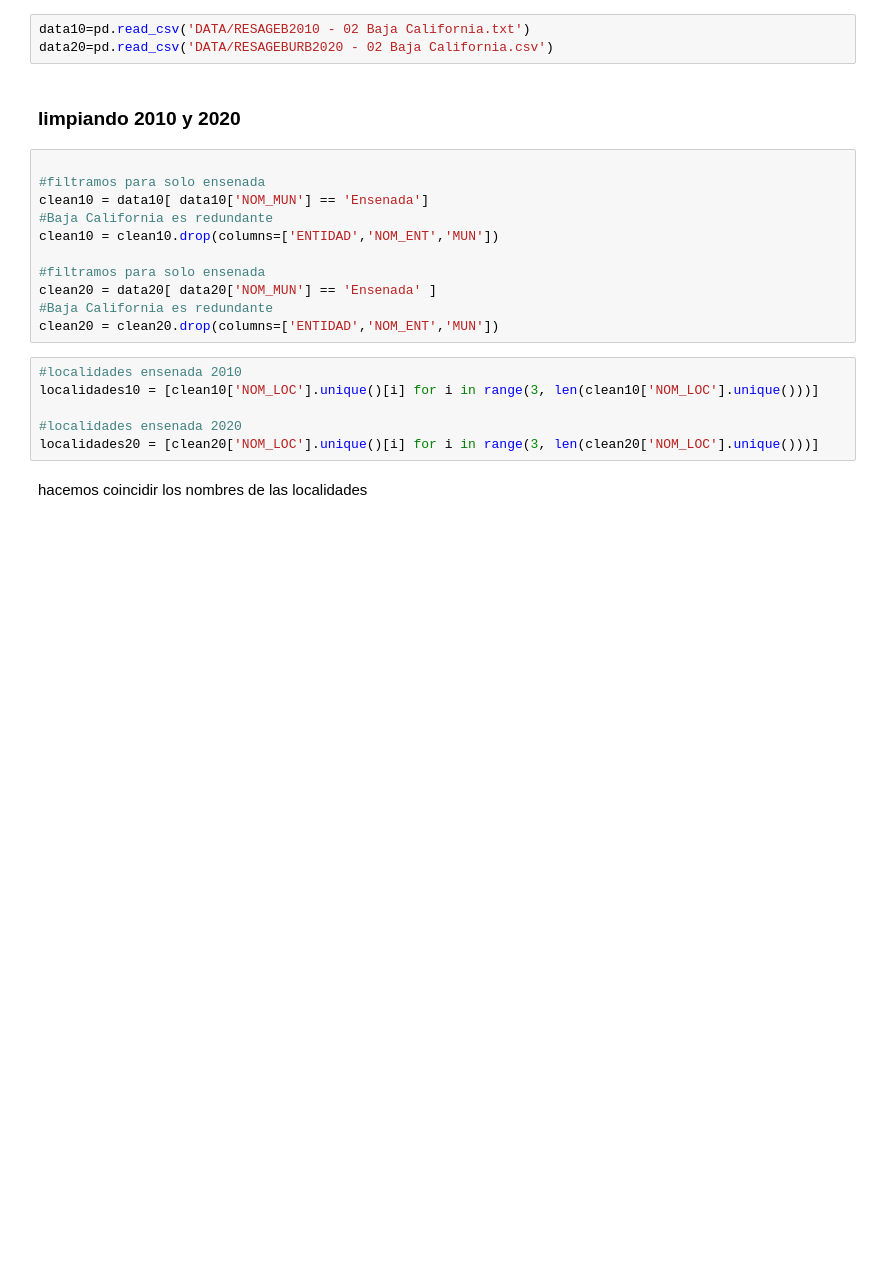
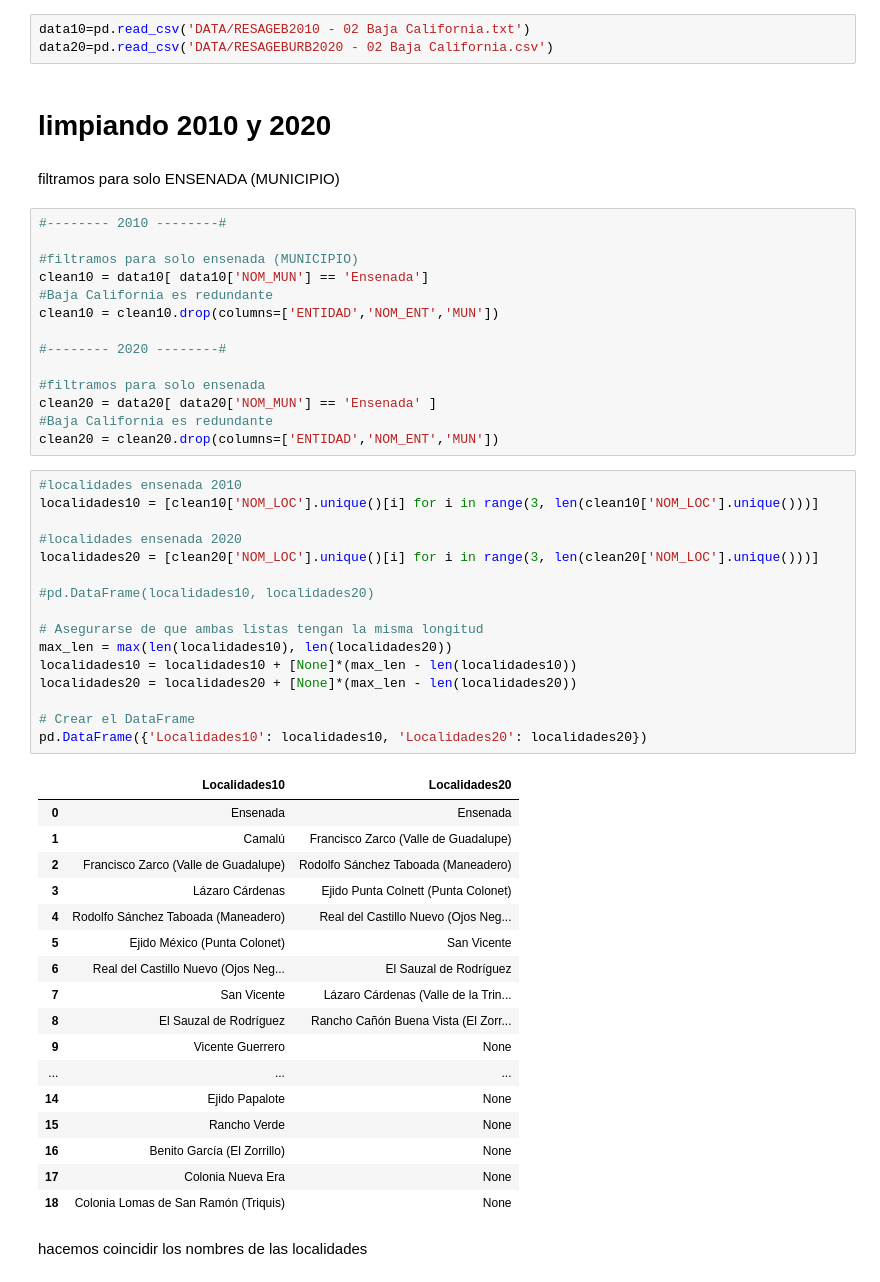
Before and after one commit to MaximilianoVM/AGEBS-Ensenada, a Jupyter notebook: untitled_MLR-2024-1/1_data_cleaning.ipynb, the cells around one changed output. Cells and saved outputs as stored; diff of their text form; blank space fills up the shorter version.

```diff
--- a/untitled_MLR-2024-1/1_data_cleaning.ipynb
+++ b/untitled_MLR-2024-1/1_data_cleaning.ipynb
@@ -6,13 +6,18 @@ traemos los datos (censos de poblacion y vivienda 2010 y 2020)
 data10=pd.read_csv('DATA/RESAGEB2010 - 02 Baja California.txt')
 data20=pd.read_csv('DATA/RESAGEBURB2020 - 02 Baja California.csv')
 # %% [markdown]
-<h3>limpiando 2010 y 2020
+# limpiando 2010 y 2020
+# %% [markdown]
+filtramos para solo ENSENADA (MUNICIPIO)
 # %%
+#-------- 2010 --------#
 
-#filtramos para solo ensenada
+#filtramos para solo ensenada (MUNICIPIO)
 clean10 = data10[ data10['NOM_MUN'] == 'Ensenada']
 #Baja California es redundante
 clean10 = clean10.drop(columns=['ENTIDAD','NOM_ENT','MUN'])
+
+#-------- 2020 --------#
 
 #filtramos para solo ensenada
 clean20 = data20[ data20['NOM_MUN'] == 'Ensenada' ]
@@ -21,9 +26,37 @@ clean20 = clean20.drop(columns=['ENTIDAD','NOM_ENT','MUN'])
 # %%
 #localidades ensenada 2010
 localidades10 = [clean10['NOM_LOC'].unique()[i] for i in range(3, len(clean10['NOM_LOC'].unique()))]
 
 #localidades ensenada 2020
 localidades20 = [clean20['NOM_LOC'].unique()[i] for i in range(3, len(clean20['NOM_LOC'].unique()))]
+
+#pd.DataFrame(localidades10, localidades20)
+
+# Asegurarse de que ambas listas tengan la misma longitud
+max_len = max(len(localidades10), len(localidades20))
+localidades10 = localidades10 + [None]*(max_len - len(localidades10))
+localidades20 = localidades20 + [None]*(max_len - len(localidades20))
+
+# Crear el DataFrame
+pd.DataFrame({'Localidades10': localidades10, 'Localidades20': localidades20})
+# %% [output]
+|  | Localidades10 | Localidades20 |
+| 0 | Ensenada | Ensenada |
+| 1 | Camalú | Francisco Zarco (Valle de Guadalupe) |
+| 2 | Francisco Zarco (Valle de Guadalupe) | Rodolfo Sánchez Taboada (Maneadero) |
+| 3 | Lázaro Cárdenas | Ejido Punta Colnett (Punta Colonet) |
+| 4 | Rodolfo Sánchez Taboada (Maneadero) | Real del Castillo Nuevo (Ojos Neg... |
+| 5 | Ejido México (Punta Colonet) | San Vicente |
+| 6 | Real del Castillo Nuevo (Ojos Neg... | El Sauzal de Rodríguez |
+| 7 | San Vicente | Lázaro Cárdenas (Valle de la Trin... |
+| 8 | El Sauzal de Rodríguez | Rancho Cañón Buena Vista (El Zorr... |
+| 9 | Vicente Guerrero | None |
+| ... | ... | ... |
+| 14 | Ejido Papalote | None |
+| 15 | Rancho Verde | None |
+| 16 | Benito García (El Zorrillo) | None |
+| 17 | Colonia Nueva Era | None |
+| 18 | Colonia Lomas de San Ramón (Triquis) | None |
 # %% [markdown]
 hacemos coincidir los nombres de las localidades
 # %%
```
Also changed, not shown: parts of 34 cells of this notebook, 9 other files.
